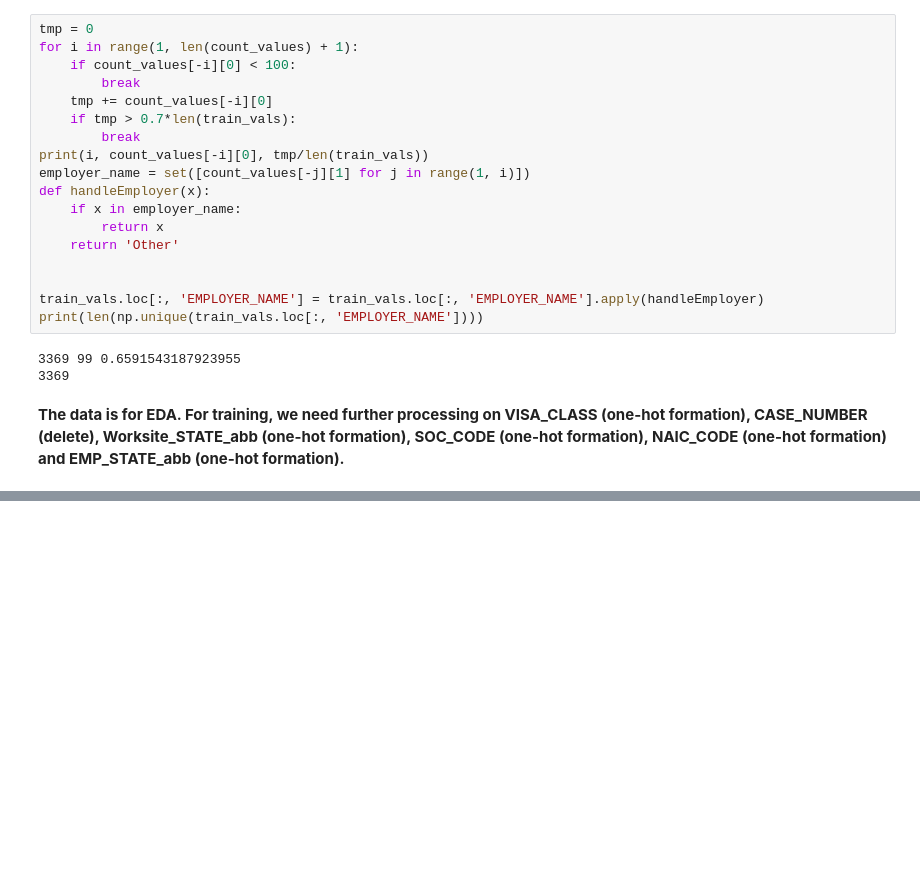
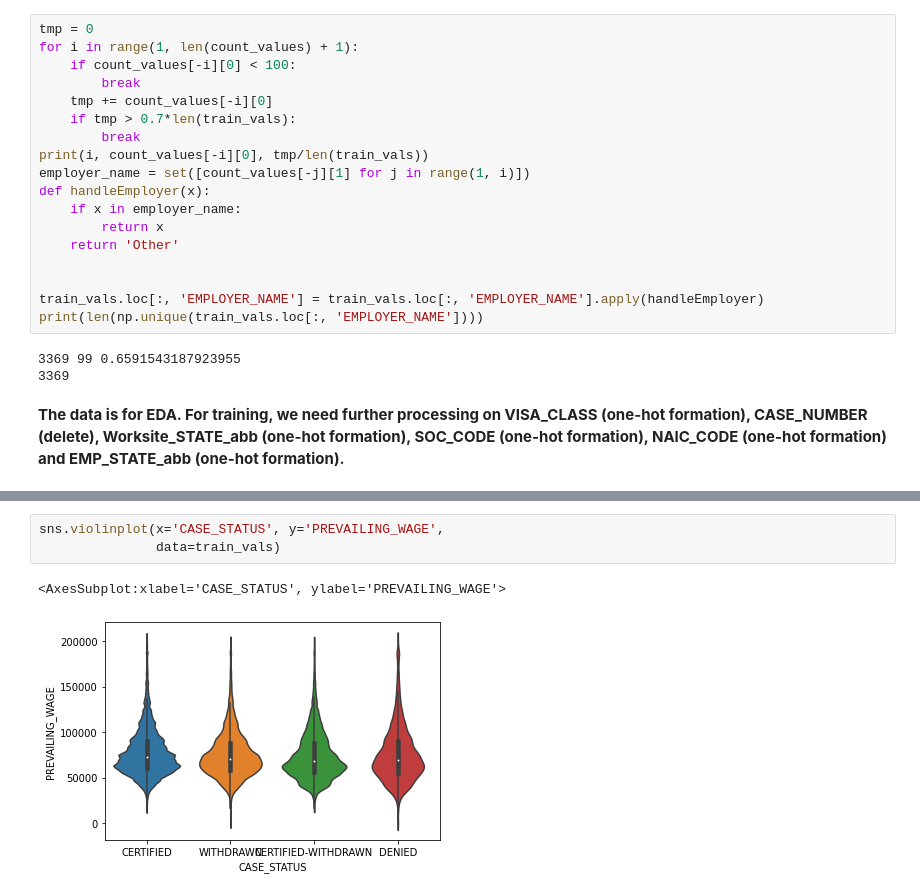
Before and after one commit to benyuan98/PredictH1BVisa, a Jupyter notebook: preprocessing.ipynb, the cells around one changed output, grey strips where cells are left out. Drawn from its saved outputs; the diff is of its cells as text; blank space fills up the shorter version.

```diff
--- a/preprocessing.ipynb
+++ b/preprocessing.ipynb
@@ -284,0 +306,6 @@ print(len(np.unique(train_vals.loc[:, 'EMPLOYER_NAME'])))
+# %%
+sns.violinplot(x='CASE_STATUS', y='PREVAILING_WAGE',
+               data=train_vals)
+# %% [output]
+<AxesSubplot:xlabel='CASE_STATUS', ylabel='PREVAILING_WAGE'>
+[figure, added]
```
Also changed, not shown: parts of 20 cells of this notebook, 3 other files.
